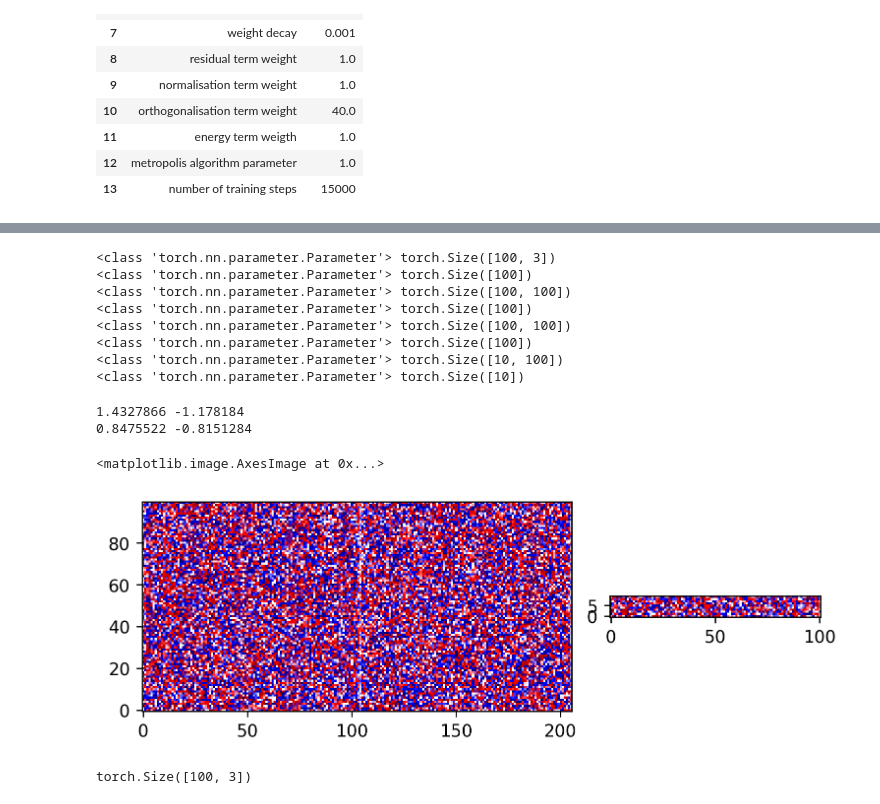
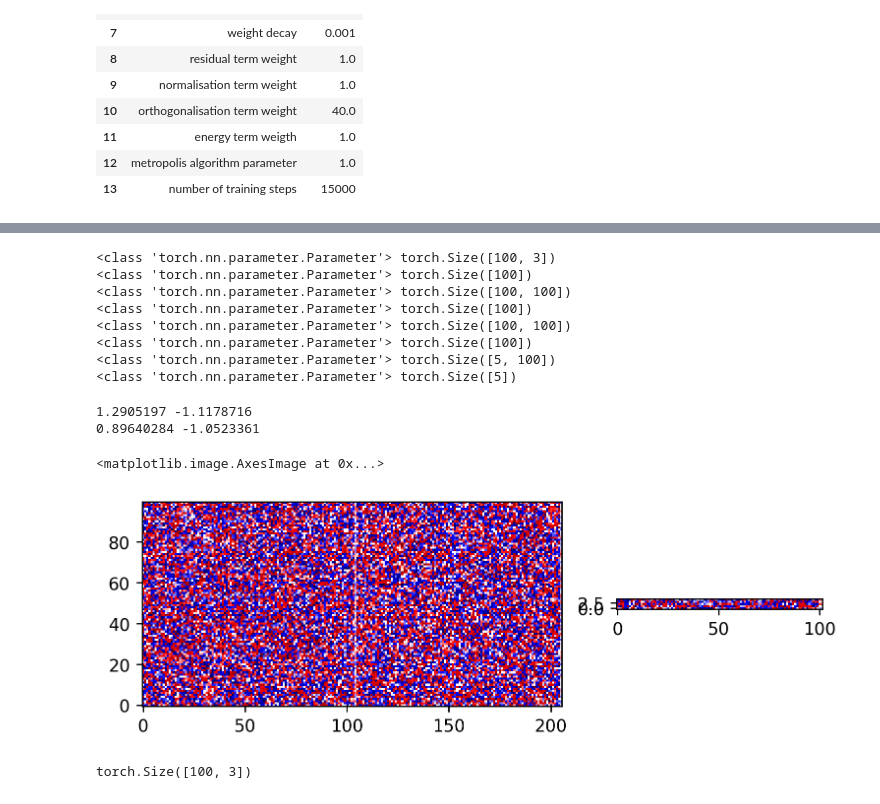
Before and after one commit to MrKozelberg/nn-based-multistate-solver-for-se, a Jupyter notebook: source/training.ipynb, the cells around one changed output, grey strips where cells are left out. Drawn from its saved outputs; the diff is of its cells as text; code cells hidden in the pictures.

```diff
--- a/source/training.ipynb
+++ b/source/training.ipynb
@@ -158,7 +240,7 @@ torch.save(trialFunction.state_dict(), trialFunction.PATH)
 # %%
 params = [None] * 8
 j = 0
-for i in (list(trialFunction.parameters())):
+for i in (list(trialFunction_3D_1.parameters())):
     params[j]=list(i.detach().cpu().numpy().reshape(-1))
     j = j+1
     print(type(i), i.shape)
@@ -169,8 +251,8 @@ for i in (list(trialFunction.parameters())):
 <class 'torch.nn.parameter.Parameter'> torch.Size([100])
 <class 'torch.nn.parameter.Parameter'> torch.Size([100, 100])
 <class 'torch.nn.parameter.Parameter'> torch.Size([100])
-<class 'torch.nn.parameter.Parameter'> torch.Size([10, 100])
-<class 'torch.nn.parameter.Parameter'> torch.Size([10])
+<class 'torch.nn.parameter.Parameter'> torch.Size([5, 100])
+<class 'torch.nn.parameter.Parameter'> torch.Size([5])
 # %%
 fig = plt.figure(layout='constrained', dpi=250)
 
@@ -182,37 +264,37 @@ from matplotlib import colors
 
 
 a = []
 for i in range(6):
     a.extend(params[i])
 print(max(a), min(a))
 ax = fig.add_subplot(gs[:,:4+101+101])
 ax.imshow(
     np.array(a).reshape(-1,100).transpose(),
     origin='lower',
     cmap='seismic',
     # vmax=1,vmin=-1,
     norm=colors.SymLogNorm(linthresh=0.03, linscale=0.03,
                                               vmin=-1.0, vmax=1.0, base=10),
 )
 
 a = params[6]
 a.extend(params[7])
 print(max(a), min(a))
 
 ax = fig.add_subplot(gs[:,4+101+101:])
 ax.imshow(
-    np.array(a).reshape(-1,10).transpose(),
+    np.array(a).reshape(-1,5).transpose(),
     origin='lower',
     cmap='seismic',
     # vmax=1,vmin=-1,
     norm=colors.SymLogNorm(linthresh=0.03, linscale=0.03,
                                               vmin=-1.0, vmax=1.0, base=10),
 )
 # %% [output]
-1.4327866 -1.178184
-0.8475522 -0.8151284
+1.2905197 -1.1178716
+0.89640284 -1.0523361
 <matplotlib.image.AxesImage at 0x...>
-[figure, old version]
+[figure, new version]
 # %%
 list(trialFunction.parameters())[0].shape
 # %% [output]
```
Also changed, not shown: parts of 13 cells of this notebook, 15 other files.
